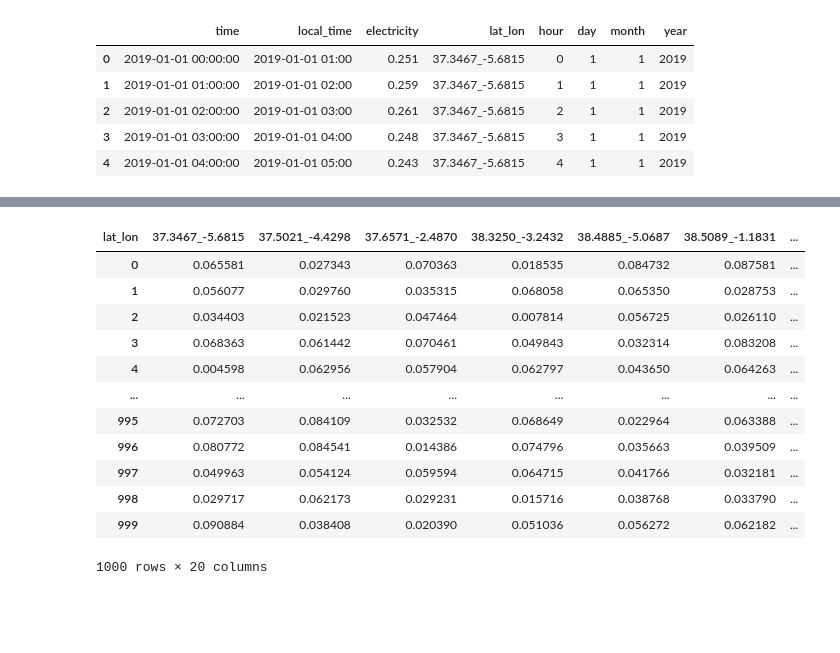
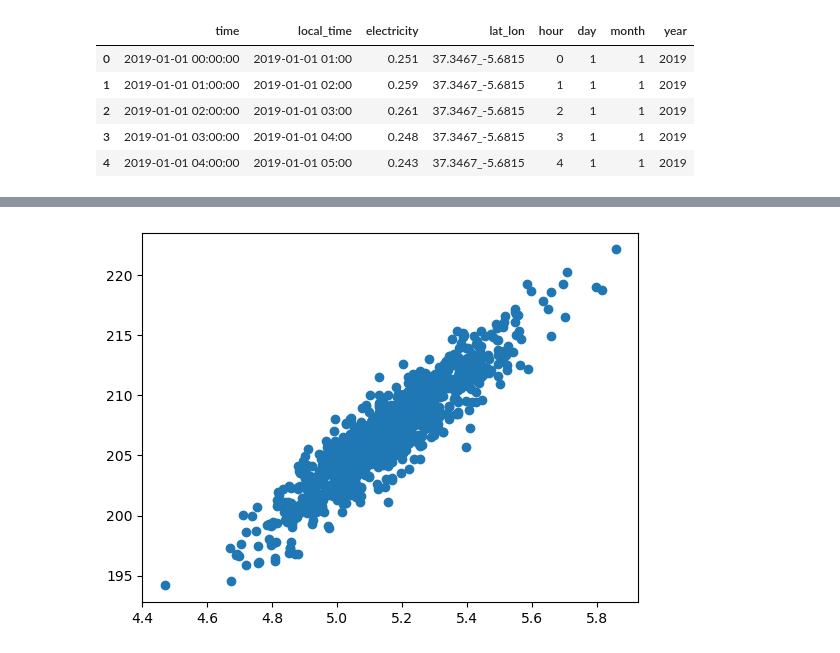
Before and after one commit to marchd1997/EDP_CRM_week, a Jupyter notebook: notebooks/exploration_prices.ipynb, the cells around one changed output, grey strips where cells are left out. Cells and saved outputs as stored; diff of their text form; code cells hidden in the pictures; blank space fills up the shorter version.

```diff
--- a/notebooks/exploration_prices.ipynb
+++ b/notebooks/exploration_prices.ipynb
@@ -156,23 +142,17 @@ monthly_rev.corr()
 # %%
-# Random weights
+# Generate uniform random weights and plot
 n_samples = 1000
 n_locations = monthly_rev.shape[1]
 
 w_np = np.random.uniform(size=(n_samples, n_locations))
 w_np /= w_np.sum(axis=1, keepdims=True)
 df_w = pd.DataFrame(w_np, columns=monthly_rev.columns)
-df_w
+
+df_plot = pd.DataFrame(data = [], index=df_w.index)
+df_plot['cov'] =  df_w.apply(variance, axis=1, cov=cov)
+df_plot['exp'] = df_w.apply(returns, axis=1, exp=exp)
+
+plt.scatter(x=df_plot['cov'], y=df_plot['exp'])
+plt.show()
 # %% [output]
-| lat_lon | 37.3467_-5.6815 | 37.5021_-4.4298 | 37.6571_-2.4870 | 38.3250_-3.2432 | 38.4885_-5.0687 | 38.5089_-1.1831 | ... |
-| 0 | 0.065581 | 0.027343 | 0.070363 | 0.018535 | 0.084732 | 0.087581 | ... |
-| 1 | 0.056077 | 0.029760 | 0.035315 | 0.068058 | 0.065350 | 0.028753 | ... |
-| 2 | 0.034403 | 0.021523 | 0.047464 | 0.007814 | 0.056725 | 0.026110 | ... |
-| 3 | 0.068363 | 0.061442 | 0.070461 | 0.049843 | 0.032314 | 0.083208 | ... |
-| 4 | 0.004598 | 0.062956 | 0.057904 | 0.062797 | 0.043650 | 0.064263 | ... |
-| ... | ... | ... | ... | ... | ... | ... | ... |
-| 995 | 0.072703 | 0.084109 | 0.032532 | 0.068649 | 0.022964 | 0.063388 | ... |
-| 996 | 0.080772 | 0.084541 | 0.014386 | 0.074796 | 0.035663 | 0.039509 | ... |
-| 997 | 0.049963 | 0.054124 | 0.059594 | 0.064715 | 0.041766 | 0.032181 | ... |
-| 998 | 0.029717 | 0.062173 | 0.029231 | 0.015716 | 0.038768 | 0.033790 | ... |
-| 999 | 0.090884 | 0.038408 | 0.020390 | 0.051036 | 0.056272 | 0.062182 | ... |
-1000 rows × 20 columns
+[figure, added]
```
Also changed, not shown: parts of 23 cells of this notebook.
